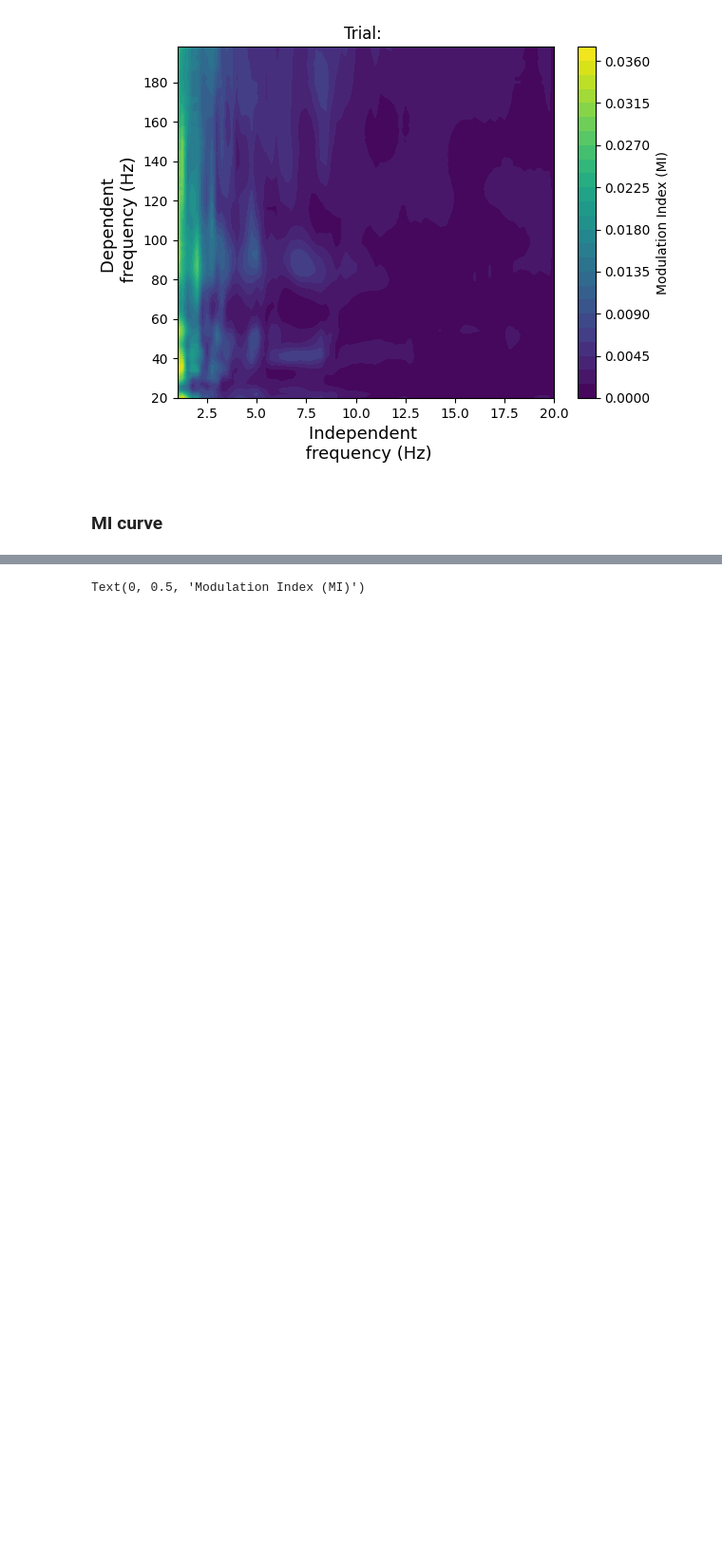
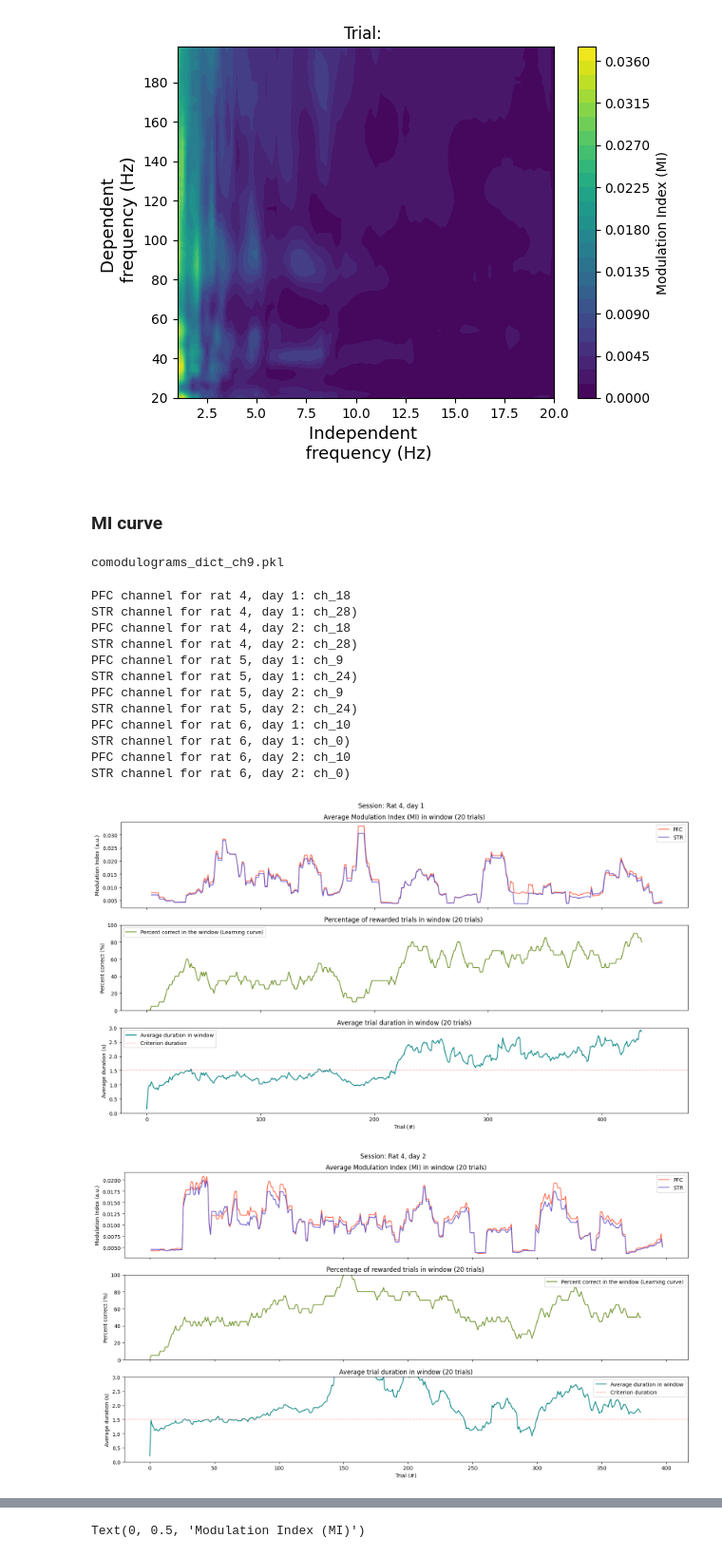
Before and after one commit to lfernandof/lfp_signals_analysis, a Jupyter notebook: consistency_check_LFP_analyses.ipynb, the cells around one changed output, grey strips where cells are left out. Shown at 95% size. Cells and saved outputs as stored; diff of their text form; code cells hidden in the pictures; blank space fills up the shorter version.

Commit message:
mi curve panels with accompanying behavioral correlates (percent correct and avg duration in window)

```diff
--- a/consistency_check_LFP_analyses.ipynb
+++ b/consistency_check_LFP_analyses.ipynb
@@ -581,9 +583,12 @@ plot_comodulogram(loaded_dict['trial_694'],loaded_dict['ind_freqs'],loaded_dict[
 # %%
 session_data = pd.read_csv('/content/drive/MyDrive/backup-mac/ufabc/entire-backup/lfp/all_channels/data/session_data-spikes.csv').copy()
 
-rat_id = 3
+rat_id = 5
 day_id = 2
 os.chdir(f'/content/drive/MyDrive/backup-mac/ufabc/entire-backup/lfp/all_channels/data/separated_channels/rat{rat_id}_day{day_id}_LFP_all/results/individual_trial_comodulograms')
 
 with open(os.listdir()[0], 'rb') as f:
+    print(os.listdir()[0])
     loaded_dict = pickle.load(f)
+# %% [output]
+comodulograms_dict_ch9.pkl
@@ -589,0 +643,57 @@ with open(os.listdir()[0], 'rb') as f:
+# %%
+def plot_rolling_averages_panel(rat_id,day_id,window_length=20):
+  PFC_comods_dict,STR_comods_dict = load_trial_comodulograms_dict(rat_id,day_id)
+  session_of_interest = session_data.copy().query(f'rat == {rat_id} and day == {day_id}').sort_values('trial')
+
+  ## Example:
+  fig, (ax1, ax2,ax3) = plt.subplots(nrows=3, sharex=True,figsize=(16,9))
+
+  #ax1 - average modulation index
+  ax1.plot(rolling_avg_ignoring_nan(operation_on_comod_values_df(PFC_comods_dict,session_data.copy(),rat_id=rat_id,day_id = day_id,operation=np.mean)),label='PFC',color='tomato')
+  ax1.plot(rolling_avg_ignoring_nan(operation_on_comod_values_df(STR_comods_dict,session_data.copy(),rat_id=rat_id,day_id = day_id,operation=np.mean)),label='STR',color='slateblue')
+
+  ax1.set_title(f'Average Modulation Index (MI) in window ({window_length} trials)')
+  ax1.set_ylabel('Modulation Index (a.u.)')
+  ax1.legend()
+
+  #ax2 - percent correct in window
+  percent_correct = ((pd.Series([trial_duration > 1.5 for trial_duration in session_of_interest.sort_values('trial').duration.unique()]).rolling(window=20,min_periods=1).sum().values)/20)*100
+
+  ax2.set_title(f'Percentage of rewarded trials in window ({window_length} trials) ')
+  ax2.plot(percent_correct,label='Percent correct in the window (Learning curve)',color='olivedrab')
+  ax2.set_ylabel('Percent correct (%)')
+  ax2.legend()
+  ax2.set_ylim([0,100])
+
+  #ax3 - average duration in window
+  avg_duration = ((pd.Series([trial_duration for trial_duration in session_of_interest.sort_values('trial').duration.unique()]).rolling(window=20,min_periods=1).apply(np.mean).values))
+
+  ax3.set_title(f'Average trial duration in window ({window_length} trials)')
+  ax3.plot(avg_duration,label='Average duration in window',color='teal')
+  ax3.axhline(y=1.5,linestyle=':',color='red',linewidth=0.7,label='Criterion duration')
+  ax3.set_xlabel('Trial (#)')
+  ax3.set_ylabel('Average duration (s)')
+  ax3.legend()
+  ax3.set_ylim([0,3])
+
+  plt.suptitle(f'Session: Rat {rat_id}, day {day_id}')
+  plt.tight_layout()
+# %%
+for rat in range(4,7):
+  for day in range(1,3):
+    plot_rolling_averages_panel(rat,day)
+# %% [output]
+PFC channel for rat 4, day 1: ch_18
+STR channel for rat 4, day 1: ch_28)
+PFC channel for rat 4, day 2: ch_18
+STR channel for rat 4, day 2: ch_28)
+PFC channel for rat 5, day 1: ch_9
+STR channel for rat 5, day 1: ch_24)
+PFC channel for rat 5, day 2: ch_9
+STR channel for rat 5, day 2: ch_24)
+PFC channel for rat 6, day 1: ch_10
+STR channel for rat 6, day 1: ch_0)
+PFC channel for rat 6, day 2: ch_10
+STR channel for rat 6, day 2: ch_0)
+[figure, added]
+[figure, added]
```
Also changed, not shown: parts of 24 cells of this notebook.
